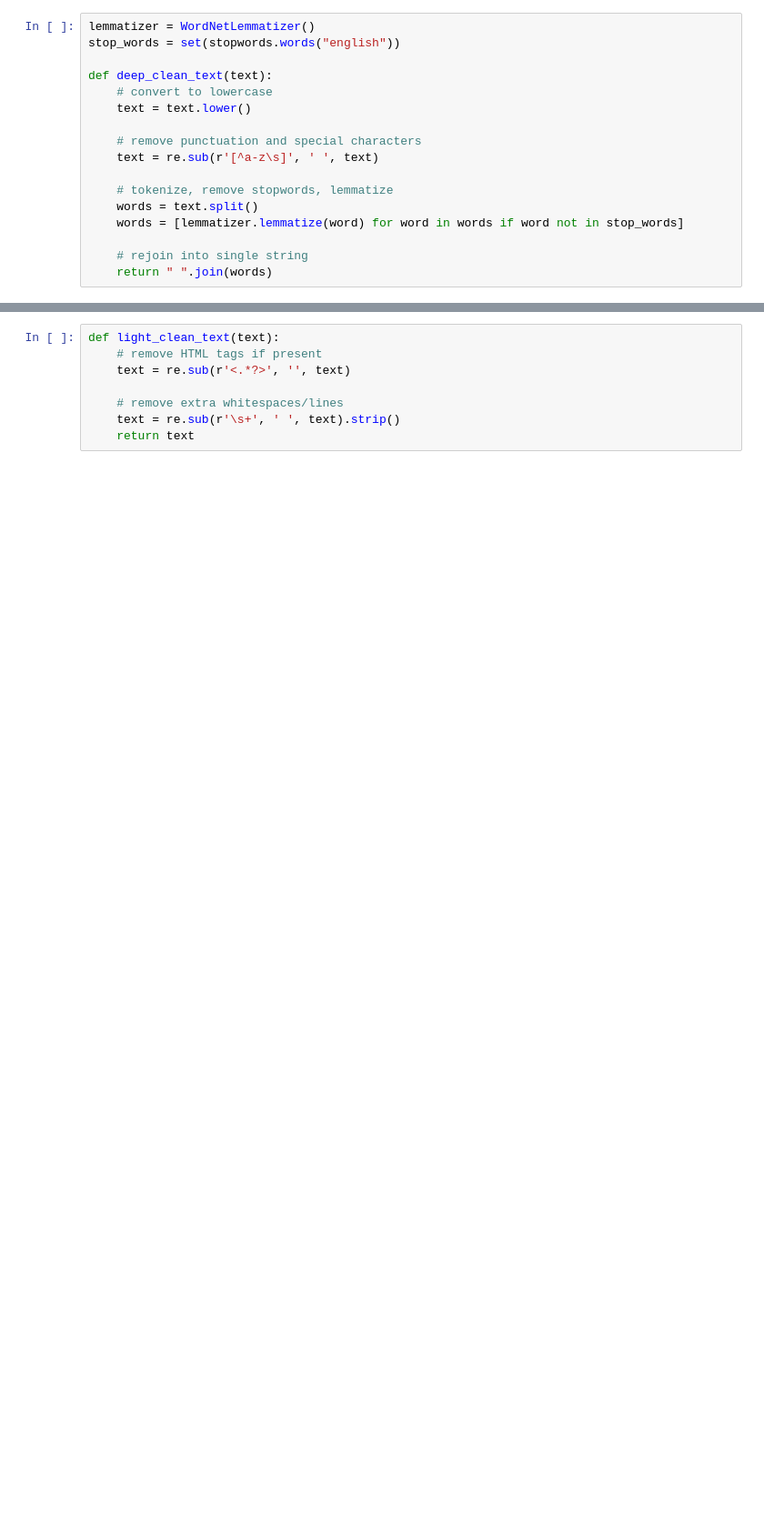
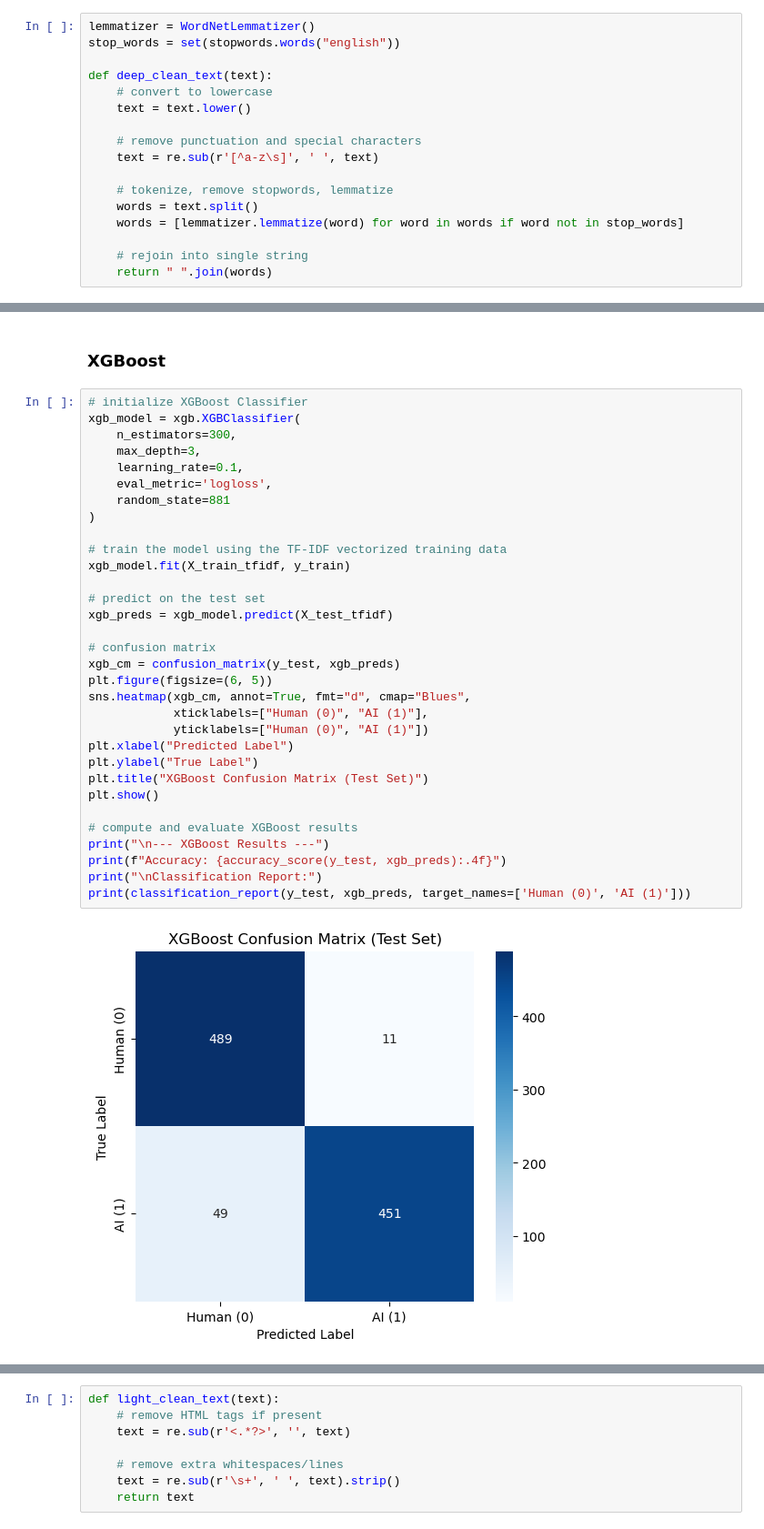
Before and after one commit to Husainz06/CSE881_AI_Detector, a Jupyter notebook: classification_models.ipynb, the cells around one changed output, grey strips where cells are left out. Shown at 91% size. Cells and saved outputs as stored; diff of their text form; blank space fills up the shorter version.

```diff
--- a/classification_models.ipynb
+++ b/classification_models.ipynb
@@ -560,0 +405,36 @@ weighted avg       1.00      1.00      1.00       758
+# %% [markdown]
+### XGBoost
+# %%
+# initialize XGBoost Classifier
+xgb_model = xgb.XGBClassifier(
+    n_estimators=300,
+    max_depth=3,
+    learning_rate=0.1,
+    eval_metric='logloss',
+    random_state=881
+)
+
+# train the model using the TF-IDF vectorized training data
+xgb_model.fit(X_train_tfidf, y_train)
+
+# predict on the test set
+xgb_preds = xgb_model.predict(X_test_tfidf)
+
+# confusion matrix
+xgb_cm = confusion_matrix(y_test, xgb_preds)
+plt.figure(figsize=(6, 5))
+sns.heatmap(xgb_cm, annot=True, fmt="d", cmap="Blues",
+            xticklabels=["Human (0)", "AI (1)"],
+            yticklabels=["Human (0)", "AI (1)"])
+plt.xlabel("Predicted Label")
+plt.ylabel("True Label")
+plt.title("XGBoost Confusion Matrix (Test Set)")
+plt.show()
+
+# compute and evaluate XGBoost results
+print("\n--- XGBoost Results ---")
+print(f"Accuracy: {accuracy_score(y_test, xgb_preds):.4f}")
+print("\nClassification Report:")
+print(classification_report(y_test, xgb_preds, target_names=['Human (0)', 'AI (1)']))
+# %% [output]
+[figure, added]
```
Also changed, not shown: parts of 54 cells of this notebook, 29 other files.
